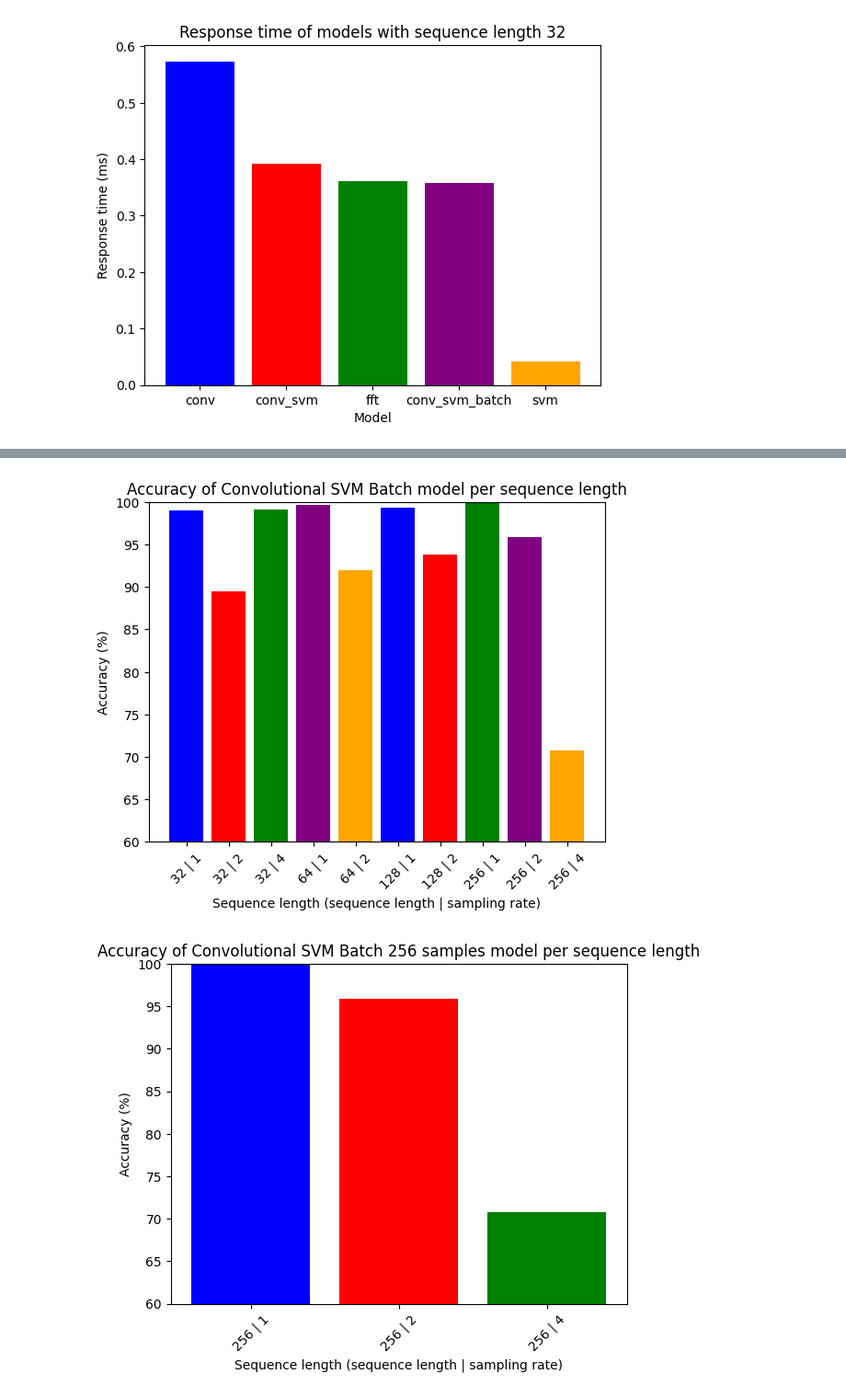
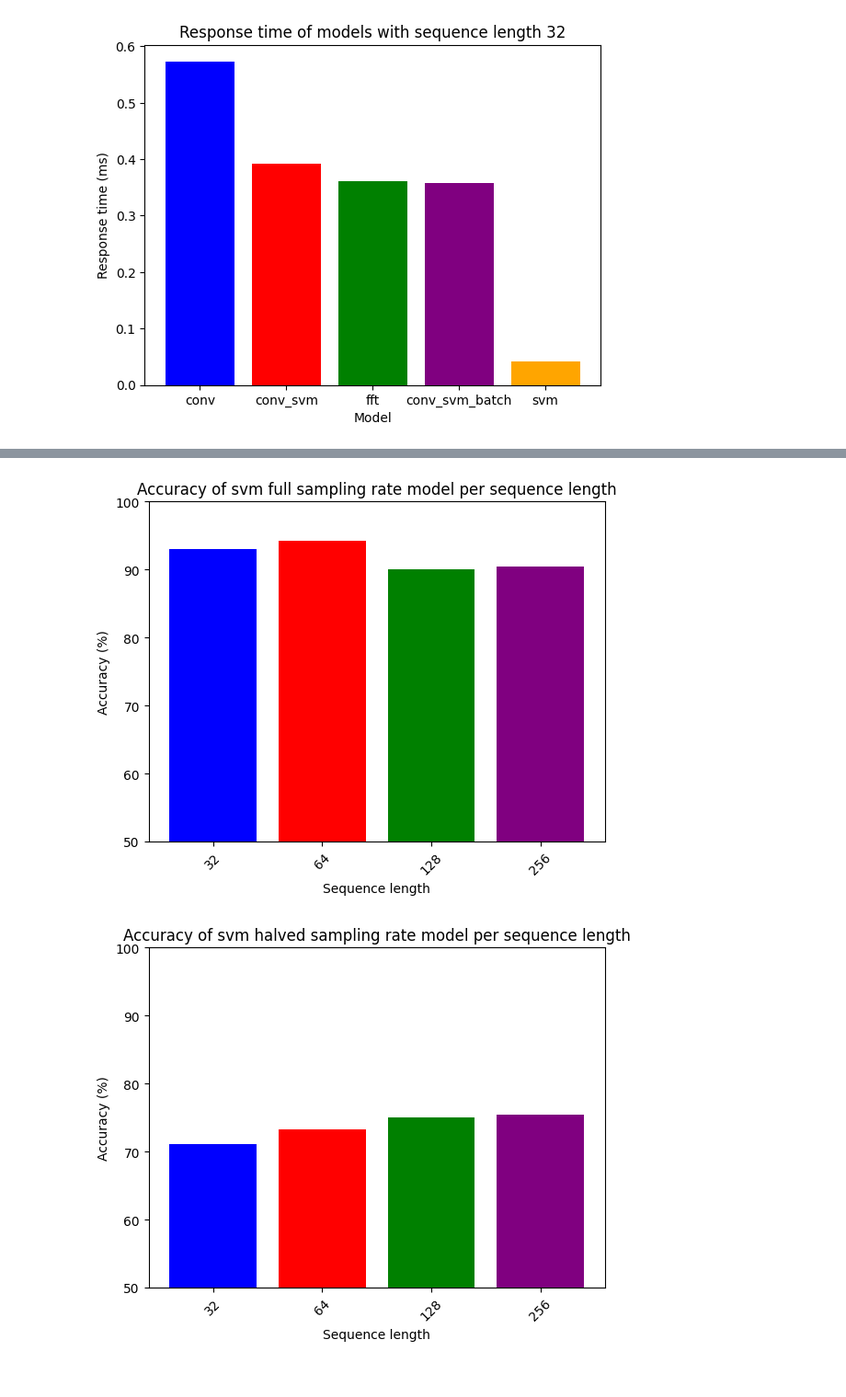
Before and after one commit to thebetar/SpectrumSensing, a Jupyter notebook: src/results.ipynb, the cells around one changed output, grey strips where cells are left out. Shown at 92% size. Drawn from its saved outputs; the diff is of its cells as text; code cells hidden in the pictures.

```diff
--- a/src/results.ipynb
+++ b/src/results.ipynb
@@ -131,32 +132,33 @@ show_charts(accuracy_256_4, 256)
 def show_accuracy_sequence_length(chart_df, model_name):
     # Create new column where each unique sequence length + sample_rate is a label
     chart_df = chart_df.sort_values(by='sequence_length')
-    chart_df['chart_label'] = chart_df['sequence_length'].astype(int).astype(str) + ' | ' + chart_df['sampling_rate'].astype(str)
+    chart_df['chart_label'] = chart_df['sequence_length'].astype(int).astype(str)
 
     # Show accuracy in bar chart (with different colors)
     plt.bar(chart_df['chart_label'], chart_df['accuracy'], color=['blue', 'red', 'green', 'purple', 'orange'])
 
     # Set minimum to min value of accuracy - 2
-    plt.ylim(bottom=60, top=100)
+    plt.ylim(bottom=50, top=100)
 
     plt.ylabel('Accuracy (%)')
-    plt.xlabel('Sequence length (sequence length | sampling rate)')
+    plt.xlabel('Sequence length')
     plt.xticks(rotation=45)
     plt.title(f'Accuracy of {model_name} model per sequence length')
     plt.show()
 
-accuracy_conv = accuracy[accuracy['model'] == 'conv']
-accuracy_conv_svm = accuracy[accuracy['model'] == 'conv_svm']
-accuracy_fft = accuracy[accuracy['model'] == 'fft']
+def show_accuracy_sampling_rate(chart_df, model_name):
+    # Create new column where each unique sequence length + sample_rate is a label
+    chart_df = chart_df.sort_values(by='sequence_length')
+    chart_df['chart_label'] = chart_df['sampling_rate'].astype(str)
 
-show_accuracy_sequence_length(accuracy_conv, 'Convolutional')
-show_accuracy_sequence_length(accuracy_conv_svm, 'Convolutional SVM')
-show_accuracy_sequence_length(accuracy_fft, 'FFT')
+    # Show accuracy in bar chart (with different colors)
+    plt.bar(chart_df['chart_label'], chart_df['accuracy'], color=['blue', 'red', 'green', 'purple', 'orange'])
 
-accuracy_conv_256 = accuracy_conv[accuracy_conv['sequence_length'] == 256]
-accuracy_conv_svm_256 = accuracy_conv_svm[accuracy_conv_svm['sequence_length'] == 256]
-accuracy_fft_256 = accuracy_fft[accuracy_fft['sequence_length'] == 256]
+    # Set minimum to min value of accuracy - 2
+    plt.ylim(bottom=50, top=100)
 
-show_accuracy_sequence_length(accuracy_conv_256, 'Convolutional 256 samples')
-show_accuracy_sequence_length(accuracy_conv_svm_256, 'Convolutional SVM 256 samples')
-show_accuracy_sequence_length(accuracy_fft_256, 'FFT 256 samples')
+    plt.ylabel('Accuracy (%)')
+    plt.xlabel('Sampling rate divisor')
+    plt.xticks(rotation=45)
+    plt.title(f'Accuracy of {model_name} model per sampling rate divisor')
+    plt.show()
@@ -170,11 +165,15 @@ show_accuracy_sequence_length(accuracy_fft_256, 'FFT 256 samples')
-# %%
-accuracy_conv_svm_batch = accuracy[accuracy['model'] == 'conv_svm_batch']
-
-show_accuracy_sequence_length(accuracy_conv_svm_batch, 'Convolutional SVM Batch')
-
-accuracy_conv_svm_batch_256 = accuracy_conv_svm_batch[accuracy_conv_svm_batch['sequence_length'] == 256]
-
-show_accuracy_sequence_length(accuracy_conv_svm_batch_256, 'Convolutional SVM Batch 256 samples')
-# %% [output]
-[figure, removed]
-[figure, removed]
+# %%
+def show_results_model(model):
+    model_df = accuracy[accuracy['model'] == model]
+
+    show_accuracy_sequence_length(model_df[model_df['sampling_rate'] == 1], f'{model} full sampling rate')
+    show_accuracy_sequence_length(model_df[model_df['sampling_rate'] == 2], f'{model} halved sampling rate')
+
+    model_256_df = model_df[model_df['sequence_length'] == 256]
+
+    show_accuracy_sampling_rate(model_256_df, f'{model} with 256 samples')
+# %%
+show_results_model('svm')
+# %% [output]
+[figure, added]
+[figure, added]
```
Also changed, not shown: parts of 13 cells of this notebook, 26 other files.
